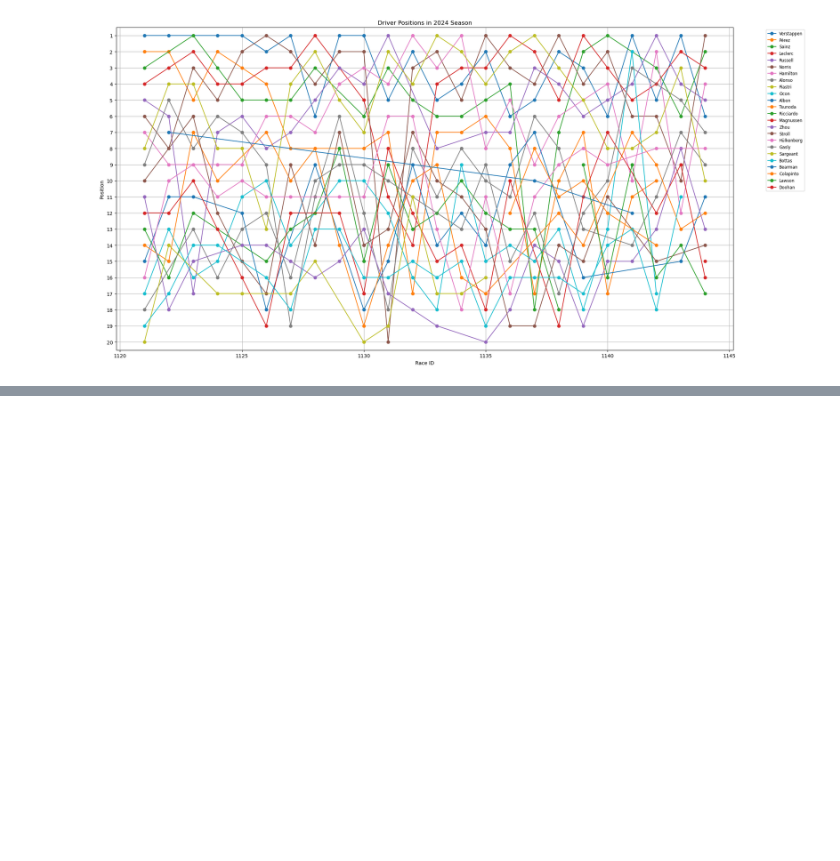
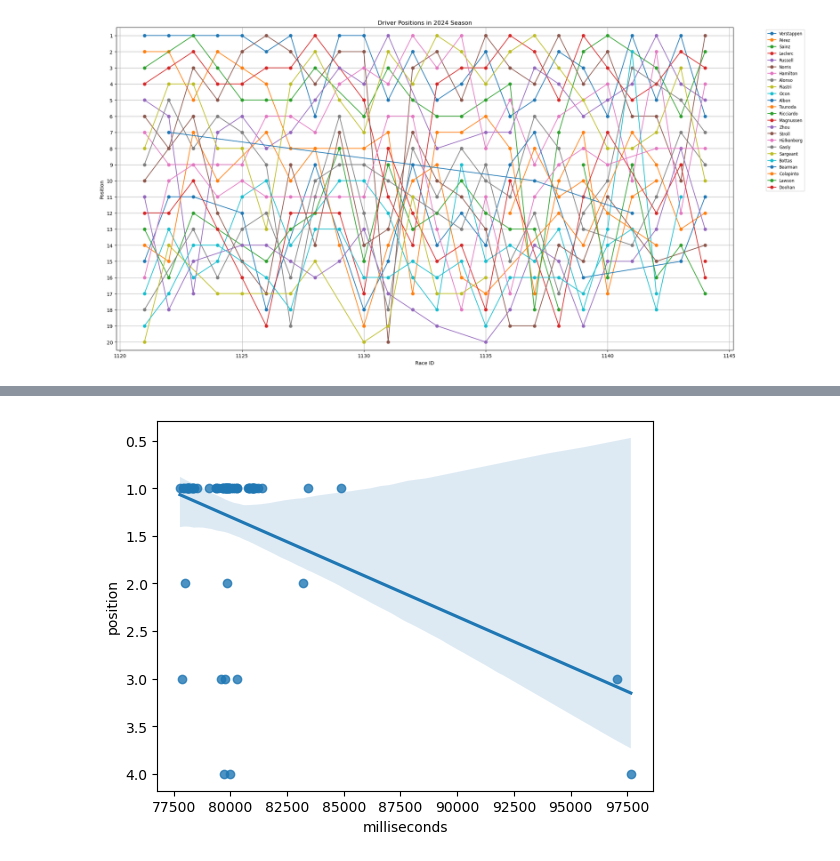
Before and after one commit to katc1213/F1-Race-Result-Analysis, a Jupyter notebook: analysis/driver_consistency.ipynb, the cells around one changed output, grey strips where cells are left out. Drawn from its saved outputs; the diff is of its cells as text; code cells hidden in the pictures; blank space fills up the shorter version.

```diff
--- a/analysis/driver_consistency.ipynb
+++ b/analysis/driver_consistency.ipynb
@@ -121,2 +130,21 @@ plt.show()
 # %%
 # driver lap time analysis in correlation with position
+df2 = pd.merge(drivers[['driverId','forename','surname']], lap_times, on='driverId', how='right')
+
+# raceId=1130, Max is first, eval lap_times during that race
+verstappen_laps = df2[(df2['surname'] == 'Verstappen') & (df2['raceId'] == 1130)].copy()
+
+# def time_to_seconds(t):
+#     try:
+#         mins, rest = t.split(':')
+#         return int(mins) * 60 + float(rest)
+#     except:
+#         return None
+
+# verstappen_laps['lap_time_sec'] = verstappen_laps['time'].apply(time_to_seconds)
+
+sb.regplot(x='milliseconds', y='position', data=verstappen_laps)
+plt.gca().invert_yaxis()
+plt.show()
+# %% [output]
+[figure, added]
```
Also changed, not shown: parts of 5 cells of this notebook, 2 other files.
